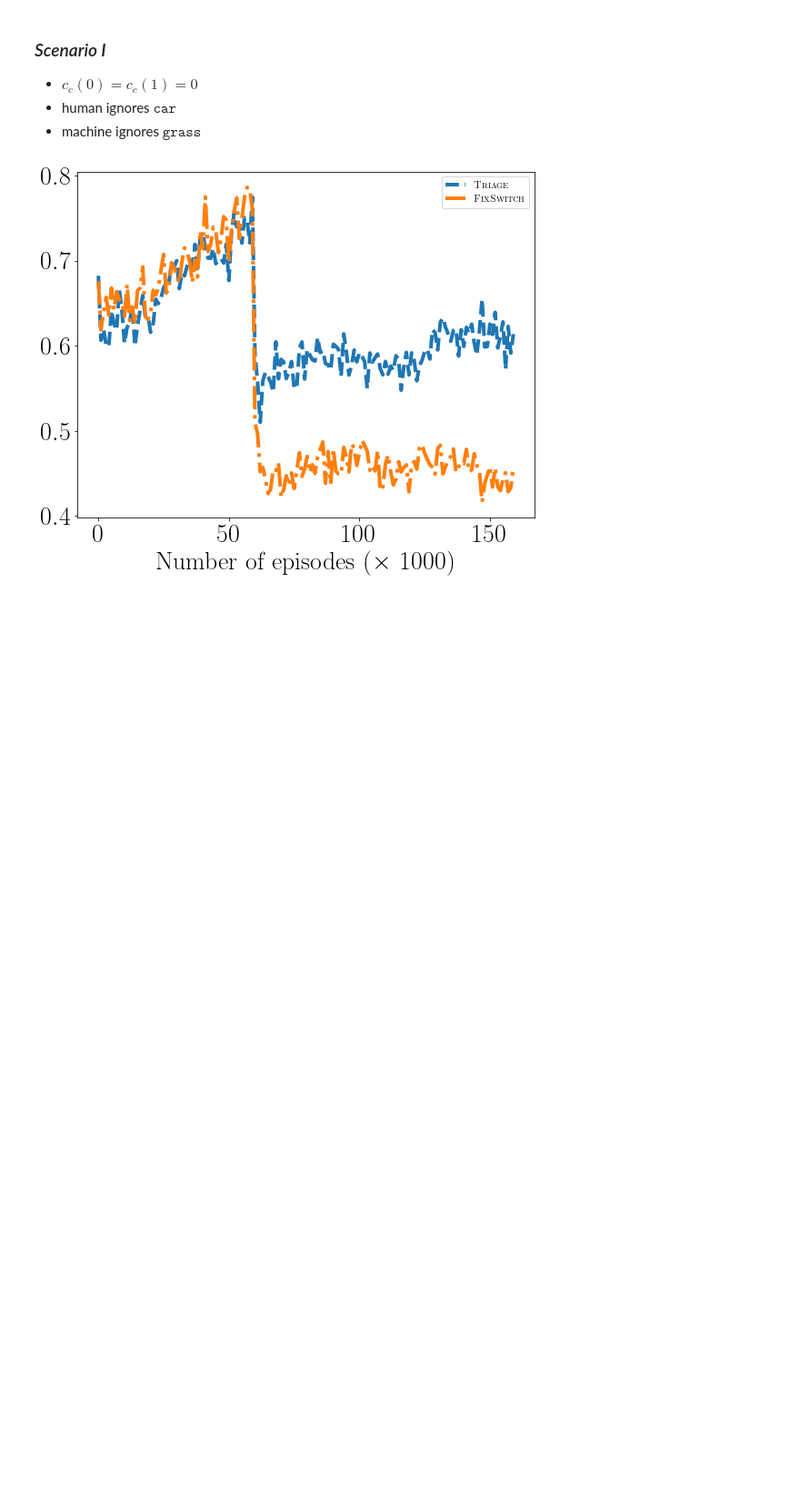
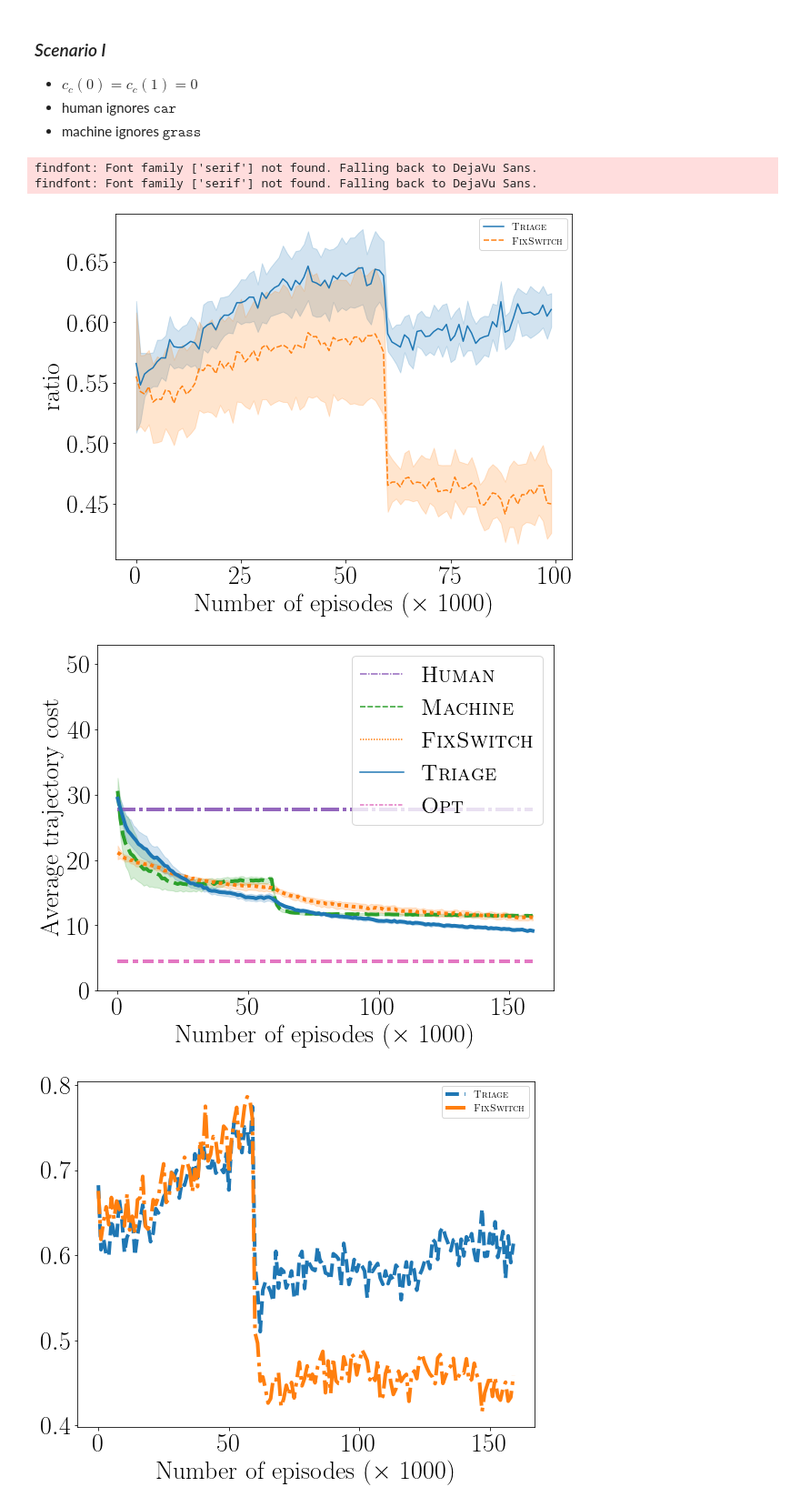
Before and after one commit to ElenStr/human-machine-switching, a Jupyter notebook: plot.ipynb, the cells around one changed output. Shown at 91% size. Saved outputs shown, nothing was run; the diff lists cells and outputs as text; code cells hidden in the pictures; blank space fills up the shorter version.

Commit message:
new plots,gitignore

```diff
--- a/plot.ipynb
+++ b/plot.ipynb
@@ -31,6 +31,19 @@ To do so the results files with the saved evaluation metrics must be available u
 * $c_c(0) = c_c(1) = 0$
 * human ignores $\texttt{car}$
 * machine ignores $\texttt{grass}$
+# %%
+human = NoisyDriverAgent(env_generator, prob_wrong=0.0, p_ignore_car = 1.0, setting=2,  c_H=0)
+root_dir = f'{ROOT_DIR}/results'
+agents = [f'autoV2_scGen_b1_We_offT_D60.0K1R_on_D100.0K_h0.0',
+          f'switchV2_scGen_b1_We_offT_D60.0K1R_on_D100.0K_h0.0',
+          f'fxdV2_scGen_b1_We_offT_D60.0K1R_on_D100.0K_h0.0'
+          ]
+df = plot_performance(root_dir,eval_set_scGen, agents, human=human, optimal_c=optimal_cost['Gen'])
+# %% [output]
+findfont: Font family ['serif'] not found. Falling back to DejaVu Sans.
+findfont: Font family ['serif'] not found. Falling back to DejaVu Sans.
+[figure, added]
+[figure, added]
 # %%
 human = NoisyDriverAgent(env_generator, prob_wrong=0.0, p_ignore_car = 1.0, setting=2,  c_H=0)
 root_dir = f'{ROOT_DIR}/results/final'
```
Also changed, not shown: parts of 3 cells of this notebook, 2 other files.
